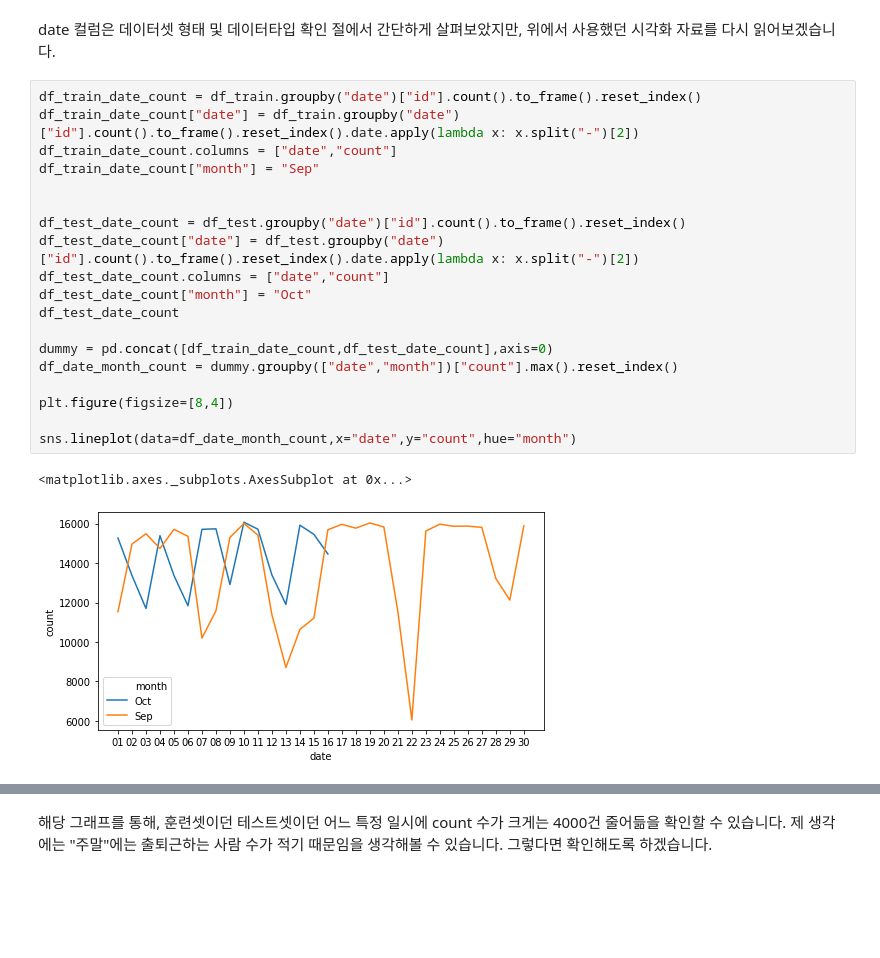
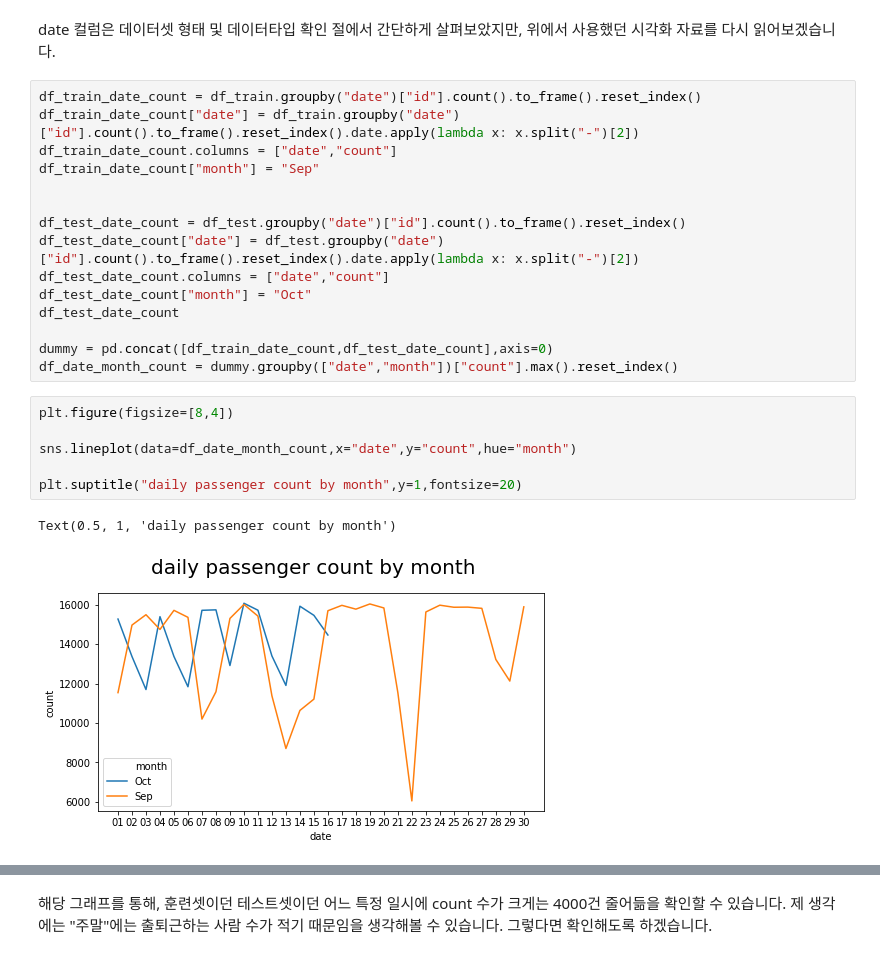
Before and after one commit to JerryKwon/Dacon_Supporters_1st, a Jupyter notebook: submissions/1st_week/[데이콘 서포터즈 1기_권영인] How much heck the bus is in jeju than seoul_1st week.ipynb, the cells around one changed output, grey strips where cells are left out. Cells and saved outputs as stored; diff of their text form; blank space fills up the shorter version.

```diff
--- a/submissions/1st_week/[데이콘 서포터즈 1기_권영인] How much heck the bus is in jeju than seoul_1st week.ipynb
+++ b/submissions/1st_week/[데이콘 서포터즈 1기_권영인] How much heck the bus is in jeju than seoul_1st week.ipynb
@@ -613,10 +618,12 @@ df_test_date_count
 
 dummy = pd.concat([df_train_date_count,df_test_date_count],axis=0)
 df_date_month_count = dummy.groupby(["date","month"])["count"].max().reset_index()
-
-plt.figure(figsize=[8,4])
-
-sns.lineplot(data=df_date_month_count,x="date",y="count",hue="month")
-# %% [output]
-<matplotlib.axes._subplots.AxesSubplot at 0x...>
-[figure, removed]
+# %%
+plt.figure(figsize=[8,4])
+
+sns.lineplot(data=df_date_month_count,x="date",y="count",hue="month")
+
+plt.suptitle("daily passenger count by month",y=1,fontsize=20)
+# %% [output]
+Text(0.5, 1, 'daily passenger count by month')
+[figure, added]
```
Also changed, not shown: parts of 21 cells of this notebook.
